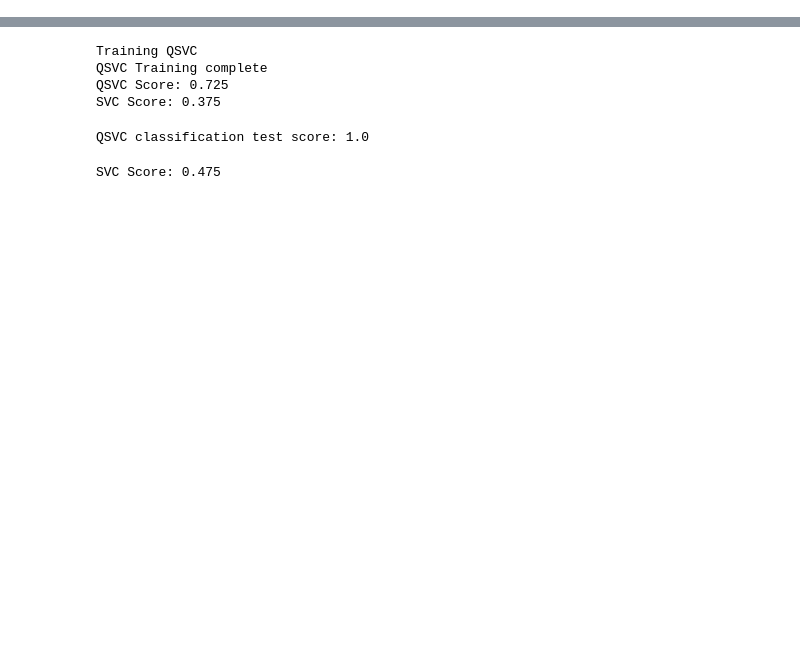
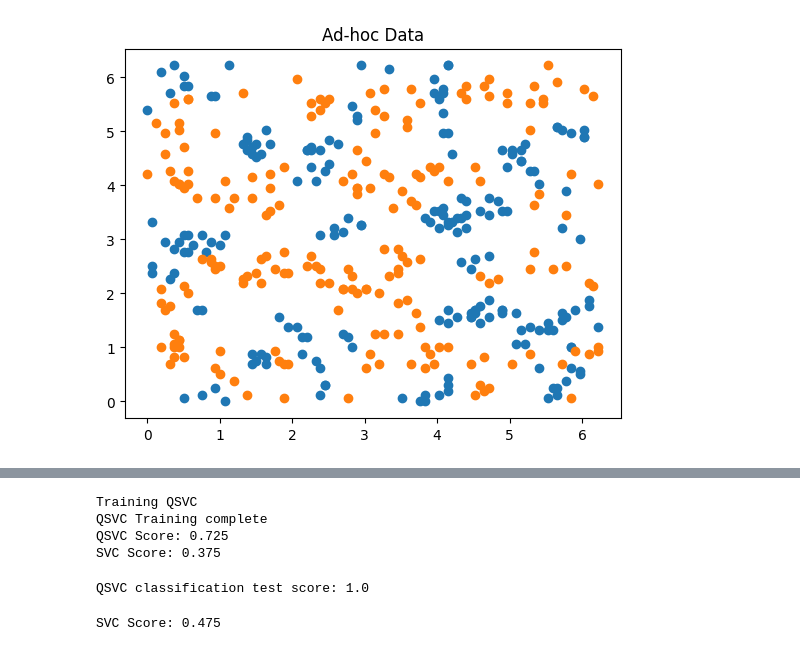
Before and after one commit to tenseisoham/QuantumML, a Jupyter notebook: Original-Code/Ad-Hoc-Data-QKT.ipynb, the cells around one changed output, grey strips where cells are left out. Saved outputs shown, nothing was run; the diff lists cells and outputs as text; code cells hidden in the pictures; blank space fills up the shorter version.

```diff
--- a/Original-Code/Ad-Hoc-Data-QKT.ipynb
+++ b/Original-Code/Ad-Hoc-Data-QKT.ipynb
@@ -5,13 +5,15 @@ algorithm_globals.random_seed = 12345 # global seed for reproducibility
 # %%
 from qiskit_machine_learning.datasets import ad_hoc_data
 
 adhoc_dimension = 2
 train_features, train_labels, test_features, test_labels, adhoc_total = ad_hoc_data(
-    training_size=20,
-    test_size=5,
+    training_size=200,
+    test_size=50,
     n=adhoc_dimension,
     gap=0.3,
-    plot_data=False,
+    plot_data=True,
     one_hot=False,
     include_sample_total=True,
 )
+# %% [output]
+[figure, added]
```
Also changed, not shown: parts of 6 cells of this notebook, 2 other files.
